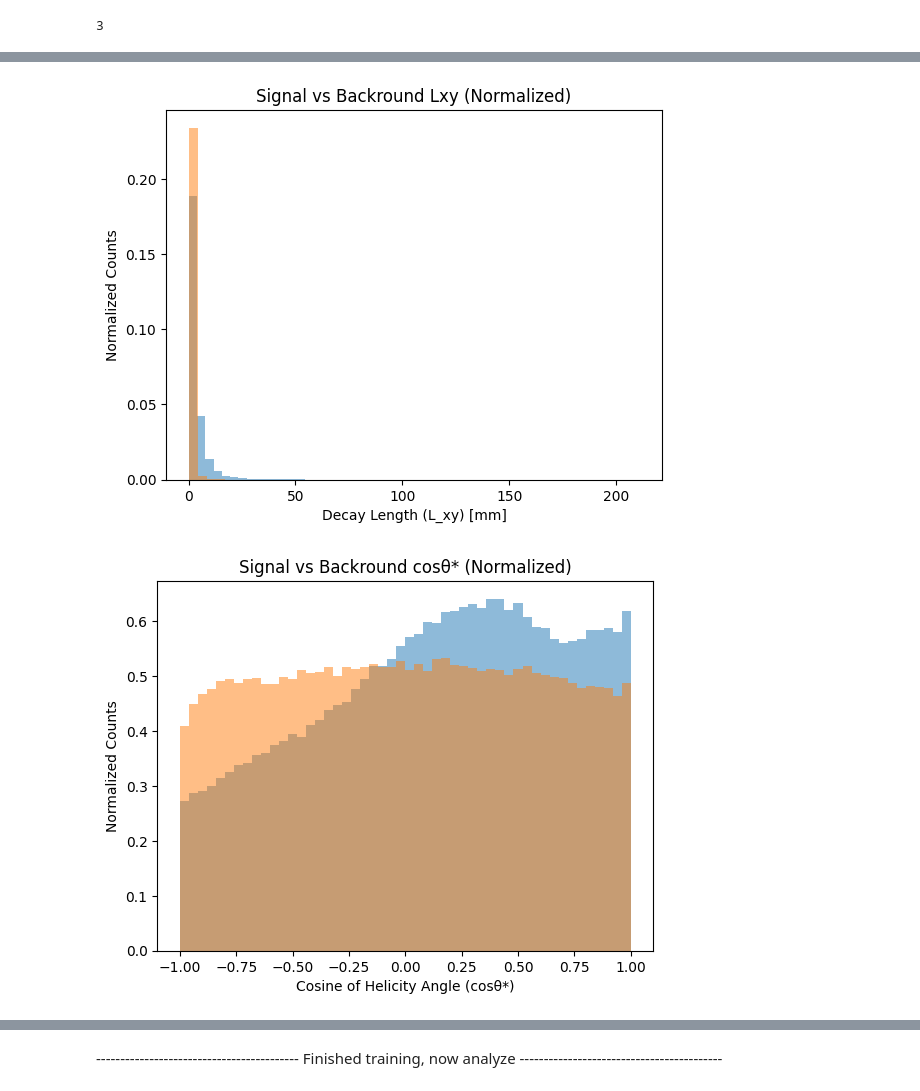
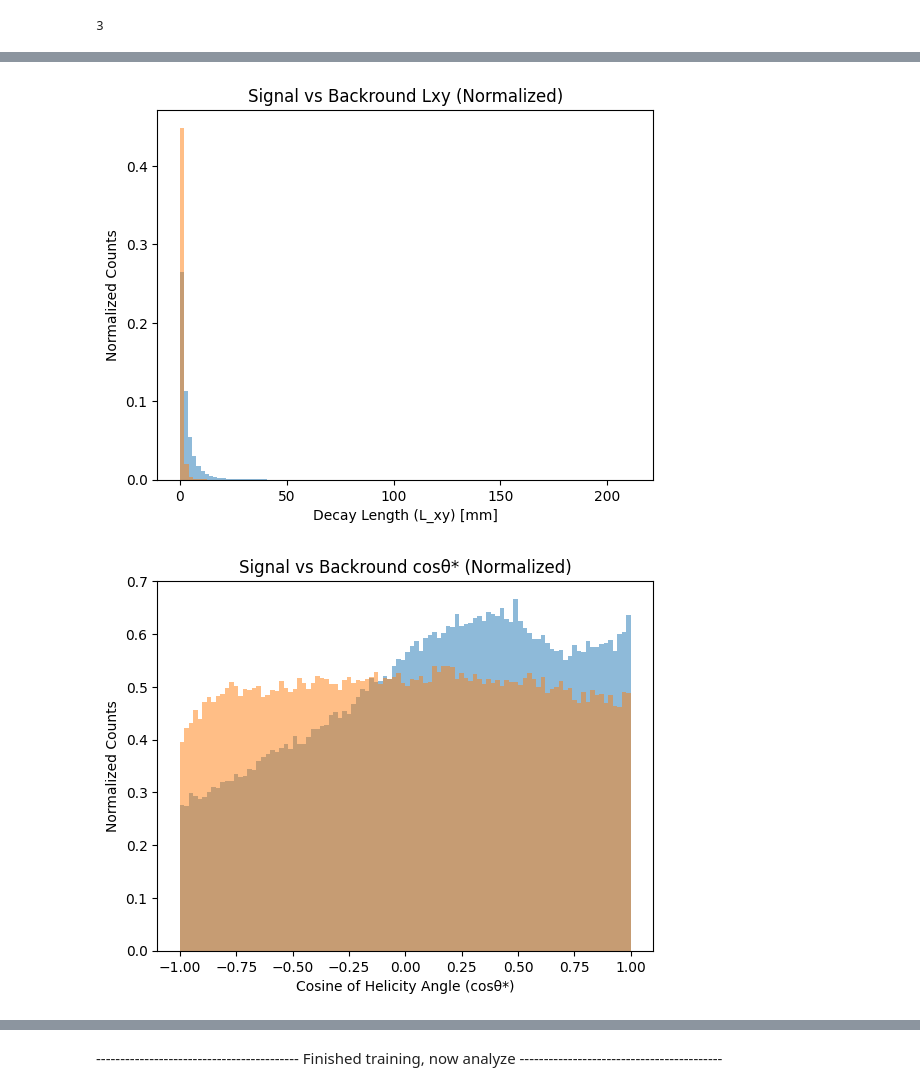
Before and after one commit to GitGup/ATLAS_DNN, a Jupyter notebook: MC_DNN.ipynb, the cells around one changed output, grey strips where cells are left out. Drawn from its saved outputs; the diff is of its cells as text; code cells hidden in the pictures.

```diff
--- a/MC_DNN.ipynb
+++ b/MC_DNN.ipynb
@@ -302,0 +395,3 @@ shuffled_df
+# %%
+reshaped_list = [LorentzVectors[i:i+3] for i in range(0, len(LorentzVectors), 3)]
+np.shape(reshaped_list)
@@ -302,0 +400,9 @@ shuffled_df
+# %%
+inv_combo1 = []
+inv_combo2 = []
+for sublist in reshaped_list:
+    inv_combo1.append(inv_mass_squared(sublist[0], sublist[1]))
+    inv_combo2.append(inv_mass_squared(sublist[1], sublist[2]))
+
+shuffled_df['inv_mass1'] = inv_combo1
+shuffled_df['inv_mass2'] = inv_combo2
@@ -302,0 +425,3 @@ shuffled_df
+# %%
+invmass_ready_df = shuffled_df.drop(['DMesons_daughterInfo__pt', 'DMesons_daughterInfo__eta', "DMesons_daughterInfo__phi", "DMesons_daughterInfo__pdgId", "particle_type"], axis=1)
+invmass_ready_df
@@ -314,15 +504,15 @@ print(D, Lambda)
 # %%
 #D and Lambda
 shuffled_df['DMesons_pdgId'] = shuffled_df['DMesons_pdgId'].replace({411: 0, 4122: 1})
-X_train, X_test, y_train, y_test = train_test_split(shuffled_df[['DMesons_pt','DMesons_eta', 'DMesons_fitOutput__Lxy', 'DMesons_costhetastar']], shuffled_df['DMesons_pdgId'], test_size=0.2, random_state=42)
+X_train, X_test, y_train, y_test = train_test_split(shuffled_df[['DMesons_pt','DMesons_eta', 'DMesons_fitOutput__Lxy', 'DMesons_costhetastar', "inv_mass1", "inv_mass2"]], shuffled_df['DMesons_pdgId'], test_size=0.2, random_state=42)
 
 #only DMesons
 only_411['DMesons_pdgId'] = only_411['DMesons_pdgId'].replace({411: 0, 4122: 1})
-X_train1, X_test1, y_train1, y_test1 = train_test_split(only_411[['DMesons_pt', 'DMesons_eta', 'DMesons_fitOutput__Lxy', 'DMesons_costhetastar']], only_411['DMesons_pdgId'], test_size=0.2, random_state=42)
+X_train1, X_test1, y_train1, y_test1 = train_test_split(only_411[['DMesons_pt','DMesons_eta', 'DMesons_fitOutput__Lxy', 'DMesons_costhetastar', "inv_mass1", "inv_mass2"]], only_411['DMesons_pdgId'], test_size=0.2, random_state=42)
 
 #only Lambda
 only_4122['DMesons_pdgId'] = only_4122['DMesons_pdgId'].replace({411: 0, 4122: 1})
-X_train2, X_test2, y_train2, y_test2 = train_test_split(only_4122[['DMesons_pt', 'DMesons_eta', 'DMesons_fitOutput__Lxy', 'DMesons_costhetastar']], only_4122['DMesons_pdgId'], test_size=0.2, random_state=42)
+X_train2, X_test2, y_train2, y_test2 = train_test_split(only_4122[['DMesons_pt','DMesons_eta', 'DMesons_fitOutput__Lxy', 'DMesons_costhetastar', "inv_mass1", "inv_mass2"]], only_4122['DMesons_pdgId'], test_size=0.2, random_state=42)
 # %%
 print(np.shape(X_train), np.shape(X_test))
 
@@ -345,6 +535,6 @@ X_train2
 # %%
-counts, bins, _ = plt.hist(X_train1["DMesons_pt"], bins=50)
-counts2, bins2, _ = plt.hist(X_train2["DMesons_pt"], bins=50)
+counts, bins, _ = plt.hist(X_train1["DMesons_pt"], bins=100)
+counts2, bins2, _ = plt.hist(X_train2["DMesons_pt"], bins=100)
 # Normalize the histogram using the formula
 density = counts / (sum(counts) * np.diff(bins))
 density2 = counts2 / (sum(counts2) * np.diff(bins2))
@@ -358,8 +548,8 @@ plt.xlabel("Transverse Momentum (p_t) [MeV]")
 plt.ylabel("Normalized Counts")
 plt.show()
 
-counts, bins, _ = plt.hist(X_train1["DMesons_fitOutput__Lxy"], bins=50)
-counts2, bins2, _ = plt.hist(X_train2["DMesons_fitOutput__Lxy"], bins=50)
+counts, bins, _ = plt.hist(X_train1["DMesons_fitOutput__Lxy"], bins=100)
+counts2, bins2, _ = plt.hist(X_train2["DMesons_fitOutput__Lxy"], bins=100)
 # Normalize the histogram using the formula
 density = counts / (sum(counts) * np.diff(bins))
 density2 = counts2 / (sum(counts2) * np.diff(bins2))
@@ -373,8 +563,8 @@ plt.xlabel("Decay Length (L_xy) [mm]")
 plt.ylabel("Normalized Counts")
 plt.show()
 
-counts, bins, _ = plt.hist(X_train1["DMesons_costhetastar"], bins=50)
-counts2, bins2, _ = plt.hist(X_train2["DMesons_costhetastar"], bins=50)
+counts, bins, _ = plt.hist(X_train1["DMesons_costhetastar"], bins=100)
+counts2, bins2, _ = plt.hist(X_train2["DMesons_costhetastar"], bins=100)
 # Normalize the histogram using the formula
 density = counts / (sum(counts) * np.diff(bins))
 density2 = counts2 / (sum(counts2) * np.diff(bins2))
@@ -392,5 +582,5 @@ plt.show()
-[figure, old version]
+[figure, new version]
-[figure, old version]
+[figure, new version]
 # %%
 #counts, bins, _ = plt.hist(X_train1, bins=20)
 bins = np.linspace(-5, 5, 50)
```
Also changed, not shown: parts of 52 cells of this notebook.
